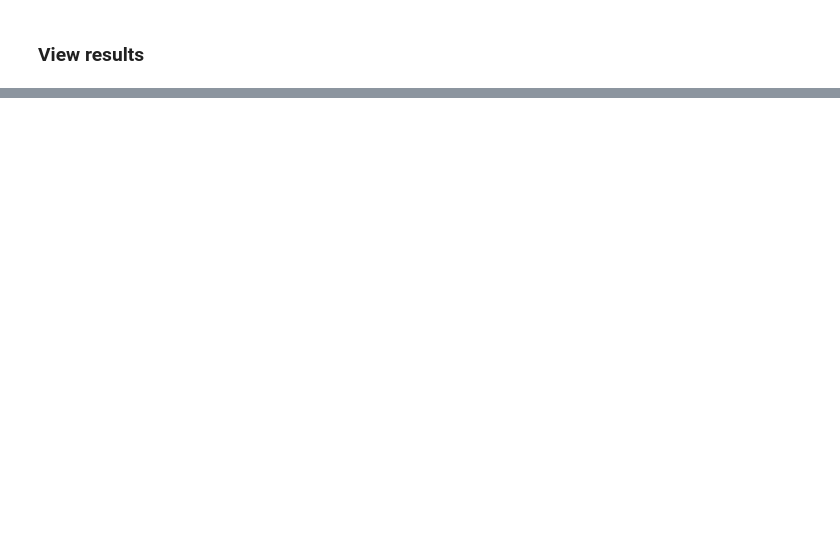
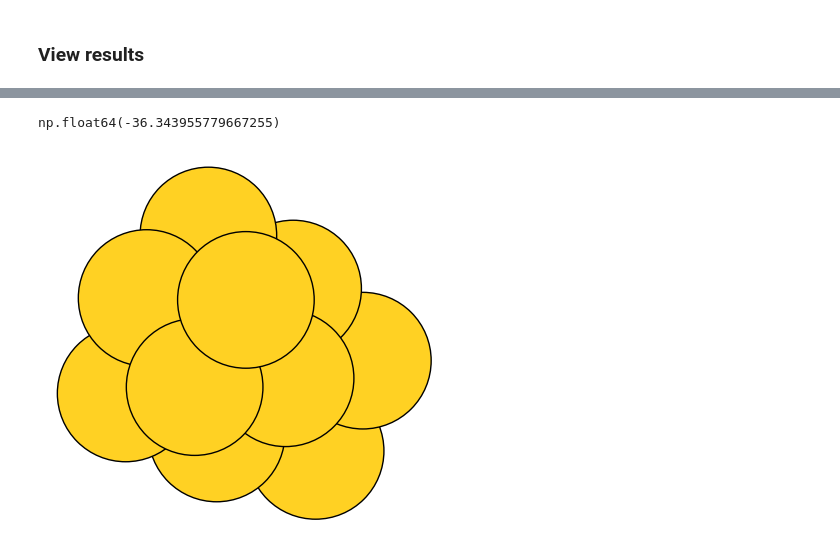
Before and after one commit to cimun/condevofm_ts_dev, a Jupyter notebook: dev.ipynb, the cells around one changed output, grey strips where cells are left out. Drawn from its saved outputs; the diff is of its cells as text; code cells hidden in the pictures; blank space fills up the shorter version.

```diff
--- a/dev.ipynb
+++ b/dev.ipynb
@@ -899,0 +929,7 @@ Running saddle point diagnostics...
+# %%
+at = records_df.sort_values("energy").iloc[0]
+plot_atoms_without_axes(at["atoms"], radii=0.5, rotation="90y")
+at["energy"]
+# %% [output]
+np.float64(-36.343955779667255)
+[figure, added]
```
Also changed, not shown: parts of 10 cells of this notebook.
